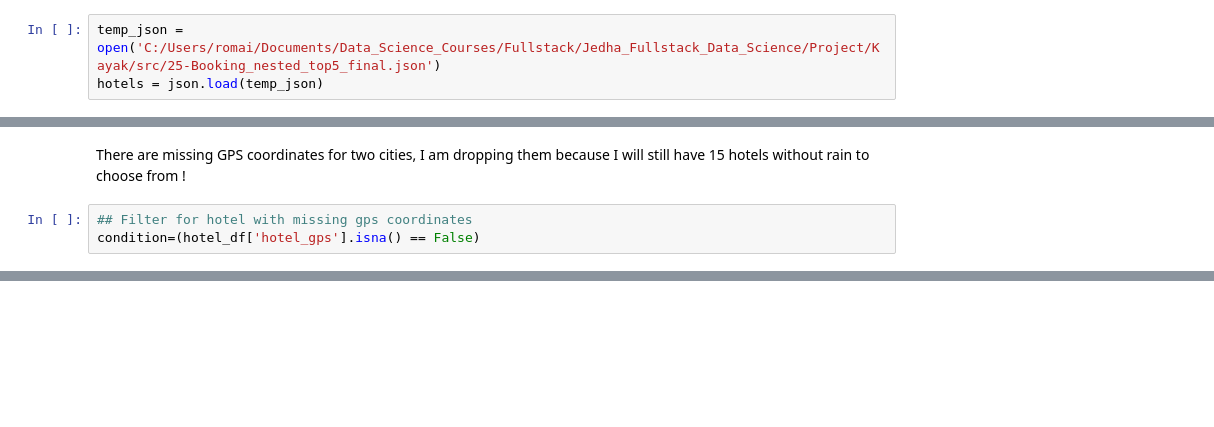
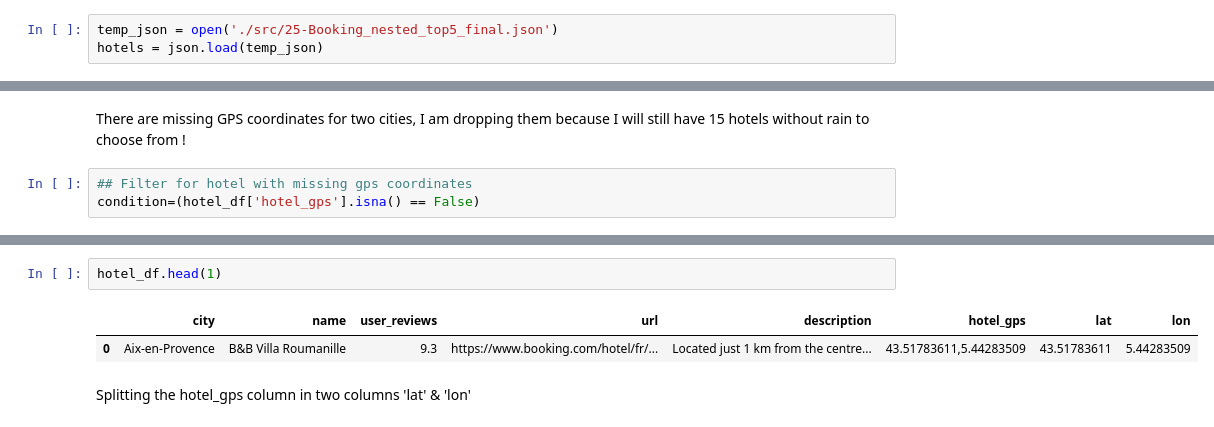
Before and after one commit to RomainPtre/Kayak, a Jupyter notebook: 3.Project-2-Kayak-Booking.ipynb, the cells around one changed output, grey strips where cells are left out. Cells and saved outputs as stored; diff of their text form; blank space fills up the shorter version.

```diff
--- a/3.Project-2-Kayak-Booking.ipynb
+++ b/3.Project-2-Kayak-Booking.ipynb
@@ -162,5 +165,5 @@ See the documentation of the 'REQUEST_FINGERPRINTER_IMPLEMENTATION' setting for
 # %%
-temp_json = open('C:/Users/romai/Documents/Data_Science_Courses/Fullstack/Jedha_Fullstack_Data_Science/Project/Kayak/src/25-Booking_nested_top5_final.json')
+temp_json = open('./src/25-Booking_nested_top5_final.json')
 hotels = json.load(temp_json)
 # %%
 hotels
@@ -245,3 +248,10 @@ hotel_df
 | 12 | Nîmes | Appart'City Collection Nîmes Arènes | 8.6 | https://www.booking.com/hotel/fr/... | None | 43.83387353,4.36143396 |
 | 13 | Nîmes | Odalys City Nîmes Arènes | 8.8 | https://www.booking.com/hotel/fr/... | Set in Nîmes in the Languedoc-Rou... | 43.83406187,4.35899065 |
 | 14 | Nimes City Centre, Nîmes | Royal Hôtel | 8.3 | https://www.booking.com/hotel/fr/... | Set in the heart of Nîmes, Royal ... | 43.83881510,4.35481846 |
+# %%
+hotel_df.head(1)
+# %% [output]
+|  | city | name | user_reviews | url | description | hotel_gps | lat | lon |
+| 0 | Aix-en-Provence | B&B Villa Roumanille | 9.3 | https://www.booking.com/hotel/fr/... | Located just 1 km from the centre... | 43.51783611,5.44283509 | 43.51783611 | 5.44283509 |
+# %% [markdown]
+Splitting the hotel_gps column in two columns 'lat' & 'lon'
```
Also changed, not shown: parts of 9 cells of this notebook.
